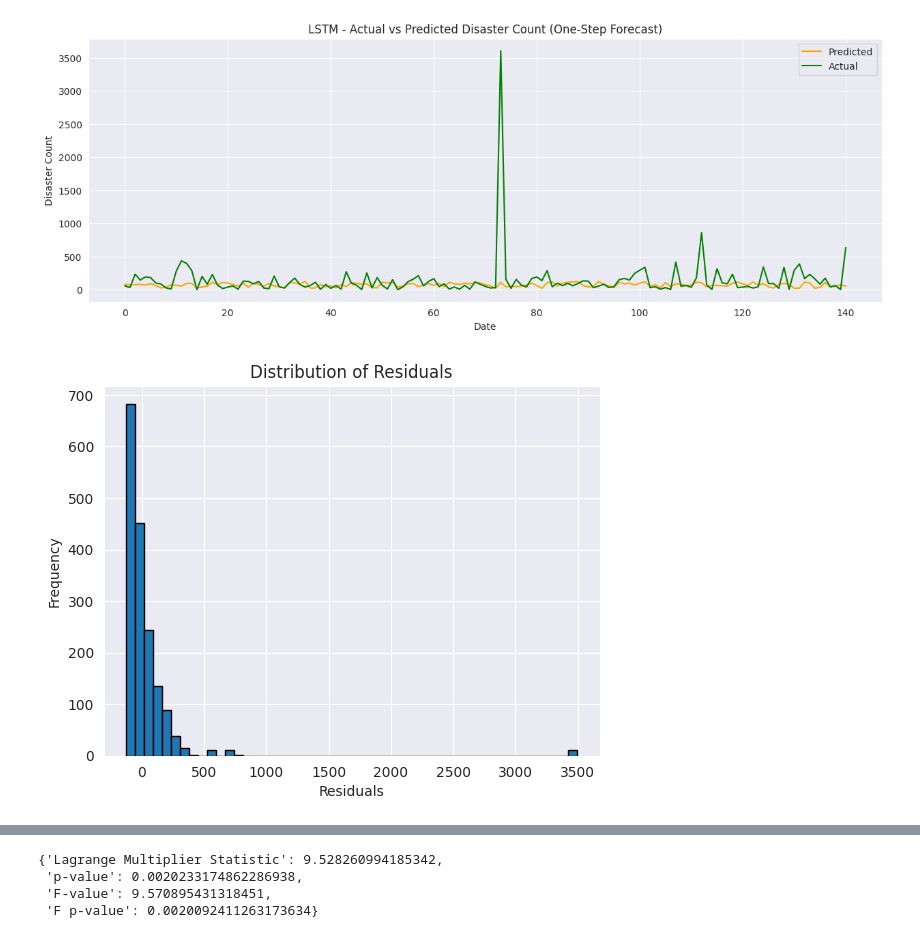
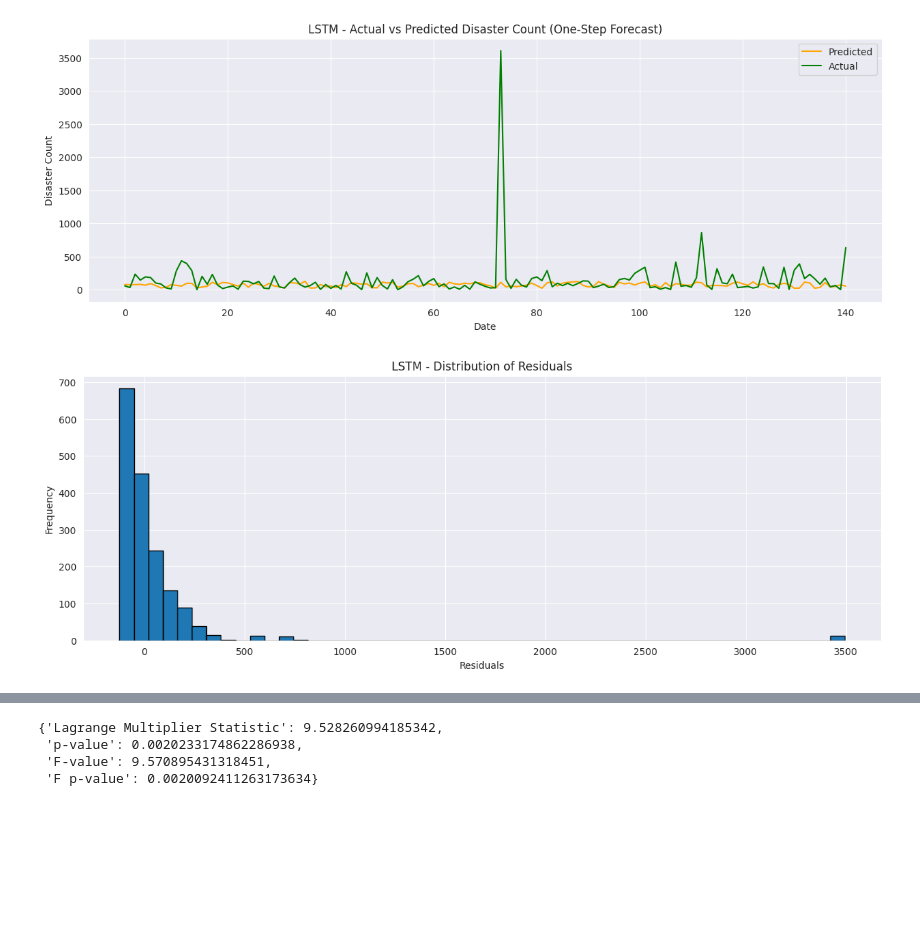
Before and after one commit to Engelbert107/Time-Series-with-ARIMA-LSTM-and-GRU, a Jupyter notebook: notebook/disasters_rnn.ipynb, the cells around one changed output, grey strips where cells are left out. Saved outputs shown, nothing was run; the diff lists cells and outputs as text; code cells hidden in the pictures; blank space fills up the shorter version.

```diff
--- a/notebook/disasters_rnn.ipynb
+++ b/notebook/disasters_rnn.ipynb
@@ -979,11 +978,12 @@ plt.grid(True);
 # %%
 # Analyze residual
 residuals_lstm = y_val_original - predictions_lstm_original
 
+plt.figure(figsize=(15, 5))
 plt.hist(residuals_lstm, bins=50, edgecolor='k')
 plt.xlabel('Residuals')
 plt.ylabel('Frequency')
-plt.title('Distribution of Residuals');
+plt.title('LSTM - Distribution of Residuals');
 # %% [output]
-[figure, old version]
+[figure, new version]
 # %%
```
Also changed, not shown: parts of 20 cells of this notebook, 1 other file.
